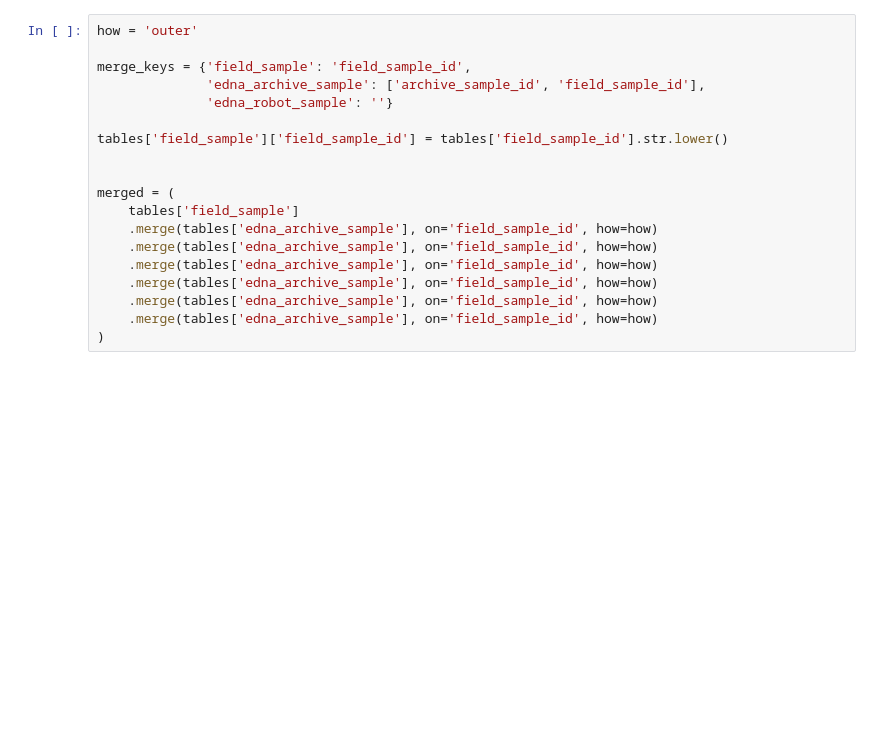
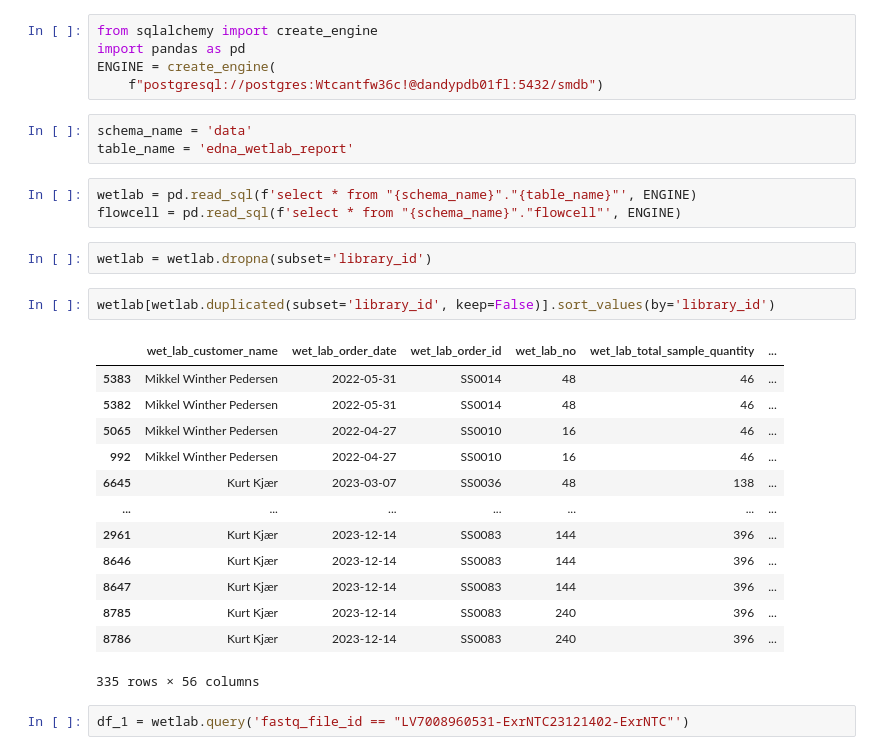
Before and after one commit to magnujo/gg-metadatabase-ui, a Jupyter notebook: playground.ipynb, the cells around one changed output. Cells and saved outputs as stored; diff of their text form; blank space fills up the shorter version.

```diff
--- a/playground.ipynb
+++ b/playground.ipynb
@@ -479,19 +1,31 @@ mappingproxy({'__module__': 'constants.db_names.names',
-# %%
-how = 'outer'
-
-merge_keys = {'field_sample': 'field_sample_id',
-              'edna_archive_sample': ['archive_sample_id', 'field_sample_id'],
-              'edna_robot_sample': ''}
-
-tables['field_sample']['field_sample_id'] = tables['field_sample_id'].str.lower()
-
-
-merged = (
-    tables['field_sample']
-    .merge(tables['edna_archive_sample'], on='field_sample_id', how=how)
-    .merge(tables['edna_archive_sample'], on='field_sample_id', how=how)
-    .merge(tables['edna_archive_sample'], on='field_sample_id', how=how)
-    .merge(tables['edna_archive_sample'], on='field_sample_id', how=how)
-    .merge(tables['edna_archive_sample'], on='field_sample_id', how=how)
-    .merge(tables['edna_archive_sample'], on='field_sample_id', how=how)
-)
+# %%
+from sqlalchemy import create_engine
+import pandas as pd
+ENGINE = create_engine(
+    f"postgresql://postgres:Wtcantfw36c!@dandypdb01fl:5432/smdb")
+# %%
+schema_name = 'data'
+table_name = 'edna_wetlab_report'
+# %%
+wetlab = pd.read_sql(f'select * from "{schema_name}"."{table_name}"', ENGINE)
+flowcell = pd.read_sql(f'select * from "{schema_name}"."flowcell"', ENGINE)
+# %%
+wetlab = wetlab.dropna(subset='library_id')
+# %%
+wetlab[wetlab.duplicated(subset='library_id', keep=False)].sort_values(by='library_id')
+# %% [output]
+|  | wet_lab_customer_name | wet_lab_order_date | wet_lab_order_id | wet_lab_no | wet_lab_total_sample_quantity | ... |
+| 5383 | Mikkel Winther Pedersen | 2022-05-31 | SS0014 | 48 | 46 | ... |
+| 5382 | Mikkel Winther Pedersen | 2022-05-31 | SS0014 | 48 | 46 | ... |
+| 5065 | Mikkel Winther Pedersen | 2022-04-27 | SS0010 | 16 | 46 | ... |
+| 992 | Mikkel Winther Pedersen | 2022-04-27 | SS0010 | 16 | 46 | ... |
+| 6645 | Kurt Kjær | 2023-03-07 | SS0036 | 48 | 138 | ... |
+| ... | ... | ... | ... | ... | ... | ... |
+| 2961 | Kurt Kjær | 2023-12-14 | SS0083 | 144 | 396 | ... |
+| 8646 | Kurt Kjær | 2023-12-14 | SS0083 | 144 | 396 | ... |
+| 8647 | Kurt Kjær | 2023-12-14 | SS0083 | 144 | 396 | ... |
+| 8785 | Kurt Kjær | 2023-12-14 | SS0083 | 240 | 396 | ... |
+| 8786 | Kurt Kjær | 2023-12-14 | SS0083 | 240 | 396 | ... |
+335 rows × 56 columns
+# %%
+df_1 = wetlab.query('fastq_file_id == "LV7008960531-ExrNTC23121402-ExrNTC"')
```
Also changed, not shown: parts of 46 cells of this notebook, 3 other files.
